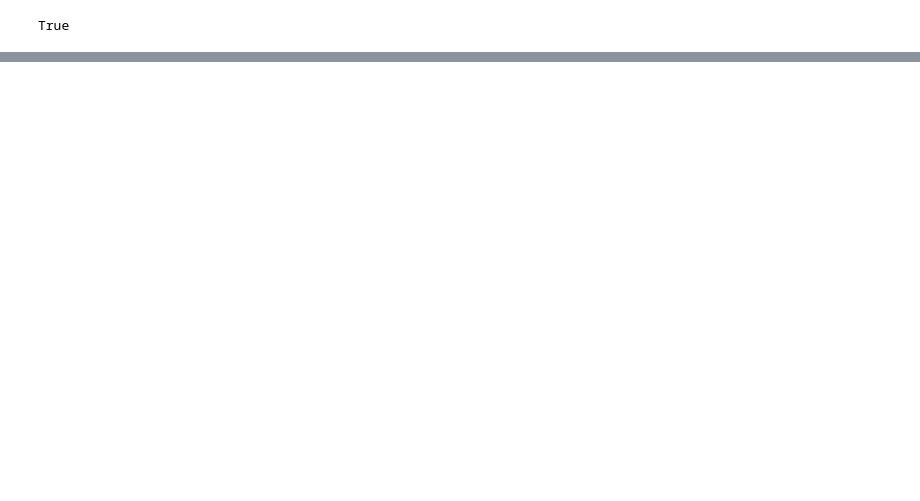
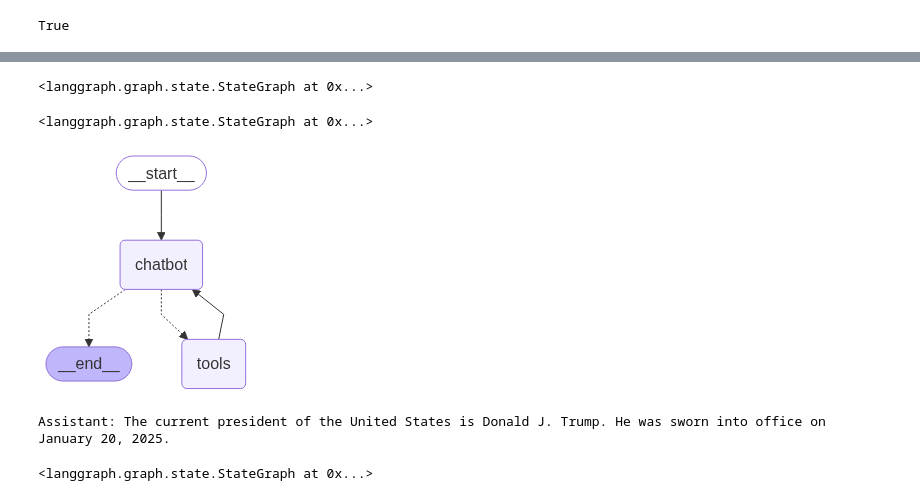
Before and after one commit to Vattikuti-Manideep-Sitaram/Learn-Building-Agents-from-Langgraph, a Jupyter notebook: learn_langgraph.ipynb, the cells around one changed output, grey strips where cells are left out. Cells and saved outputs as stored; diff of their text form; code cells hidden in the pictures; blank space fills up the shorter version.

```diff
--- a/learn_langgraph.ipynb
+++ b/learn_langgraph.ipynb
@@ -243,0 +269,50 @@ NameError: name '_set_env' is not defined
+# %%
+from langgraph.graph import END
+def route_tools(state:State):
+    """
+    Used in the conditional edge to route to the ToolNode if the last message has the tool call. Otherwise route to the end
+    """
+
+    if isinstance(state,list):
+        ai_message=state[-1]
+    elif messages:=state.get("messages",[]):
+        ai_message=messages[-1]
+    else:
+        raise ValueError('No Message found in input to tool edge')
+
+    if hasattr(ai_message,"tool_calls") and len(ai_message.tool_calls) >0 :
+        return "tools"
+
+    return END
+# %%
+graph_builder=StateGraph(State)
+
+graph_builder.add_node("chatbot",chatbot)
+
+tool_node=BasicToolNode(tools=[tool])
+graph_builder.add_node("tools",tool_node)
+# %% [output]
+<langgraph.graph.state.StateGraph at 0x...>
+# %%
+graph_builder.add_conditional_edges(
+    "chatbot",
+    route_tools,
+    {"tools": "tools", END: END},
+)
+# %% [output]
+<langgraph.graph.state.StateGraph at 0x...>
+# %%
+# Any time a tool is called, we return to the chatbot to decide the next step
+graph_builder.add_edge("tools", "chatbot")
+graph_builder.add_edge(START, "chatbot")
+graph = graph_builder.compile()
+# %%
+from IPython.display import Image, display
+
+try:
+    display(Image(graph.get_graph().draw_mermaid_png()))
+except Exception:
+    # This requires some extra dependencies and is optional
+    pass
+# %% [output]
+[figure, added]
@@ -243,0 +323,4 @@ NameError: name '_set_env' is not defined
+# %%
+custom_graph_update("Who is current USA president")
+# %% [output]
+Assistant: The current president of the United States is Donald J. Trump. He was sworn into office on January 20, 2025.
@@ -243,0 +336,25 @@ NameError: name '_set_env' is not defined
+# %%
+class State(TypedDict):
+    messages: Annotated[list,add_messages]
+
+graph_builder=StateGraph(State)
+llm = init_chat_model("openai:gpt-4.1")
+tools = [TavilySearch(max_results=2)]
+llm_with_tools.bind_tools(tools)
+# memory=MemorySaver()
+
+def chatbot(state: State):
+    return {"messages": [llm_with_tools.invoke(state["messages"])]}
+
+
+graph_builder.add_node("chatbot",chatbot)
+
+tool_node = ToolNode(tools)
+graph_builder.add_node("tools",tool_node)
+
+graph_builder.add_conditional_edges("chatbot",tools_condition)
+
+graph_builder.add_edge(START,"chatbot")
+graph_builder.add_edge("tools","chatbot")
+# %% [output]
+<langgraph.graph.state.StateGraph at 0x...>
```
Also changed, not shown: parts of 20 cells of this notebook.
